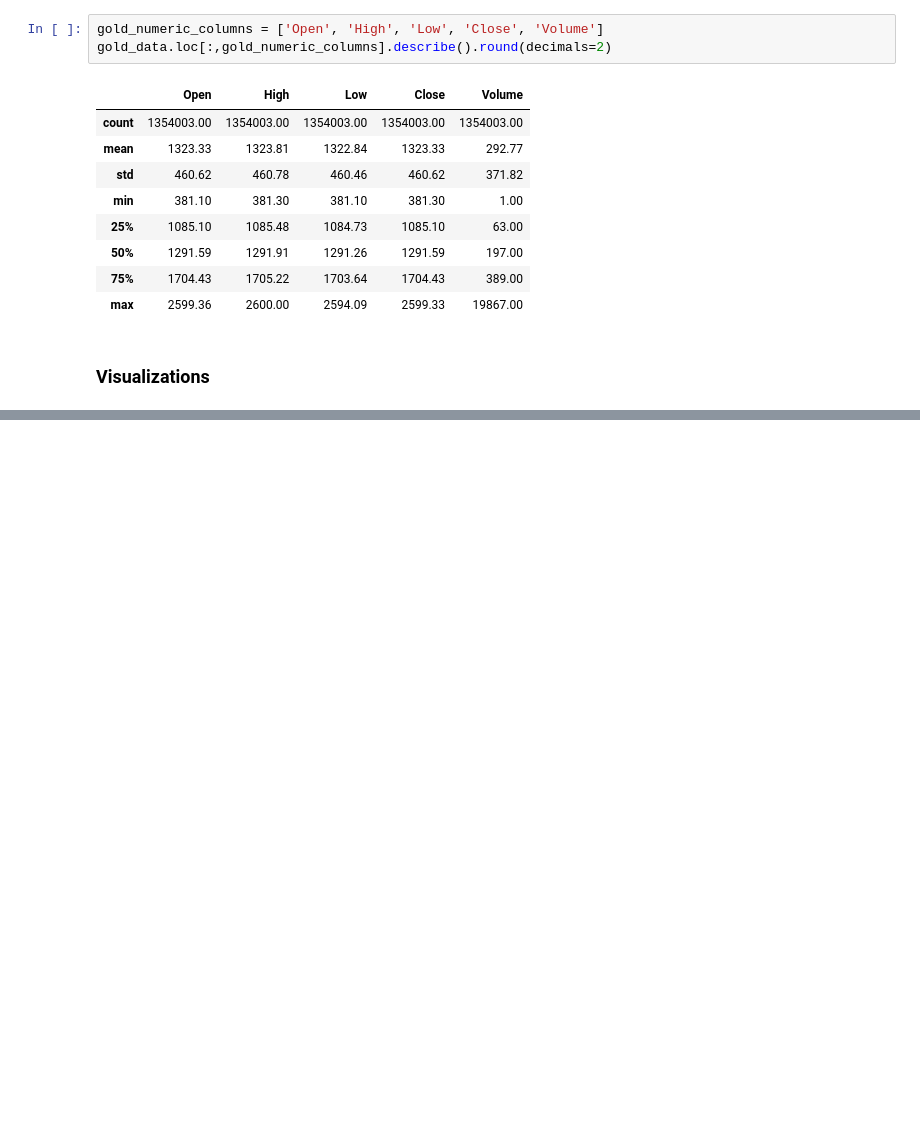
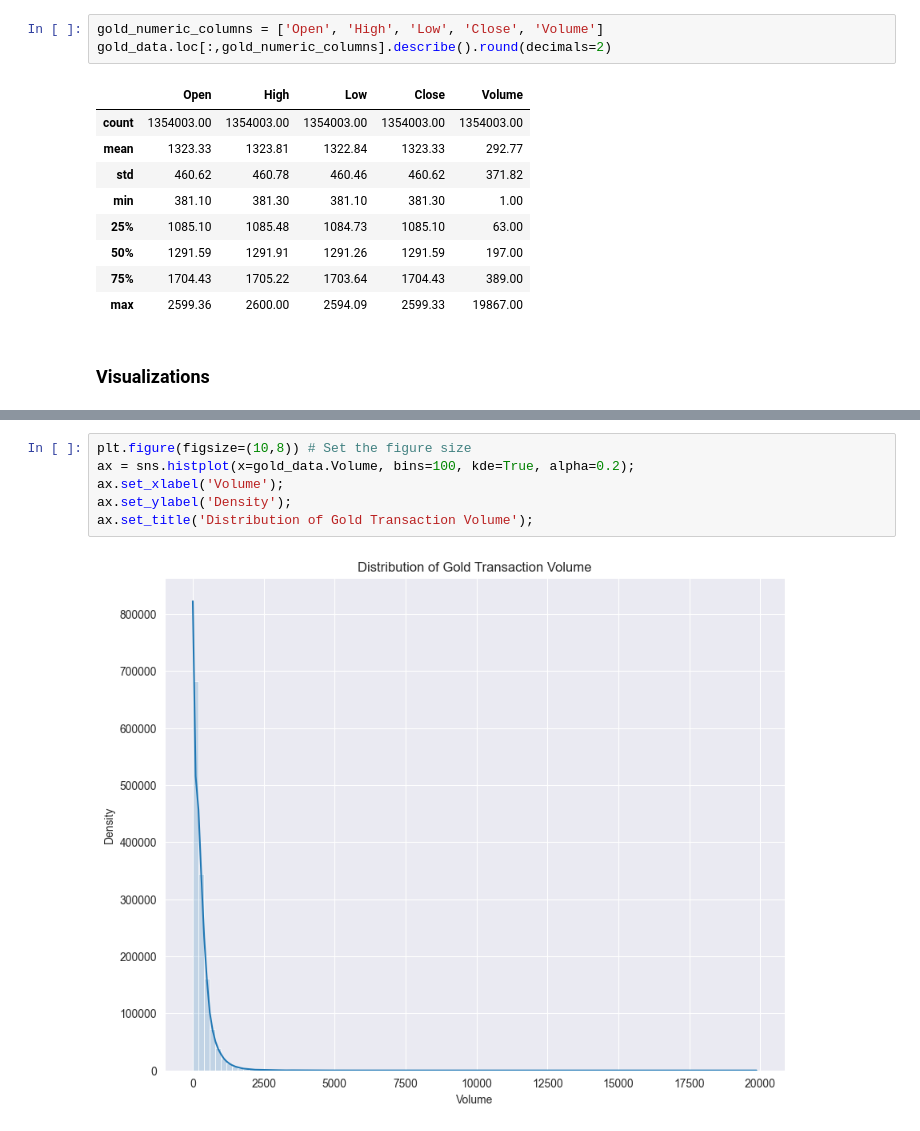
Before and after one commit to whendo/CSCI-E-83, a Jupyter notebook: Project/BTC_the_new_gold.ipynb, the cells around one changed output, grey strips where cells are left out. Cells and saved outputs as stored; diff of their text form; blank space fills up the shorter version.

```diff
--- a/Project/BTC_the_new_gold.ipynb
+++ b/Project/BTC_the_new_gold.ipynb
@@ -148,0 +143,8 @@ for i, col in enumerate(gold_numeric_columns):
+# %%
+plt.figure(figsize=(10,8)) # Set the figure size
+ax = sns.histplot(x=gold_data.Volume, bins=100, kde=True, alpha=0.2);
+ax.set_xlabel('Volume');
+ax.set_ylabel('Density');
+ax.set_title('Distribution of Gold Transaction Volume');
+# %% [output]
+[figure, added]
```
Also changed, not shown: parts of 2 cells of this notebook.
